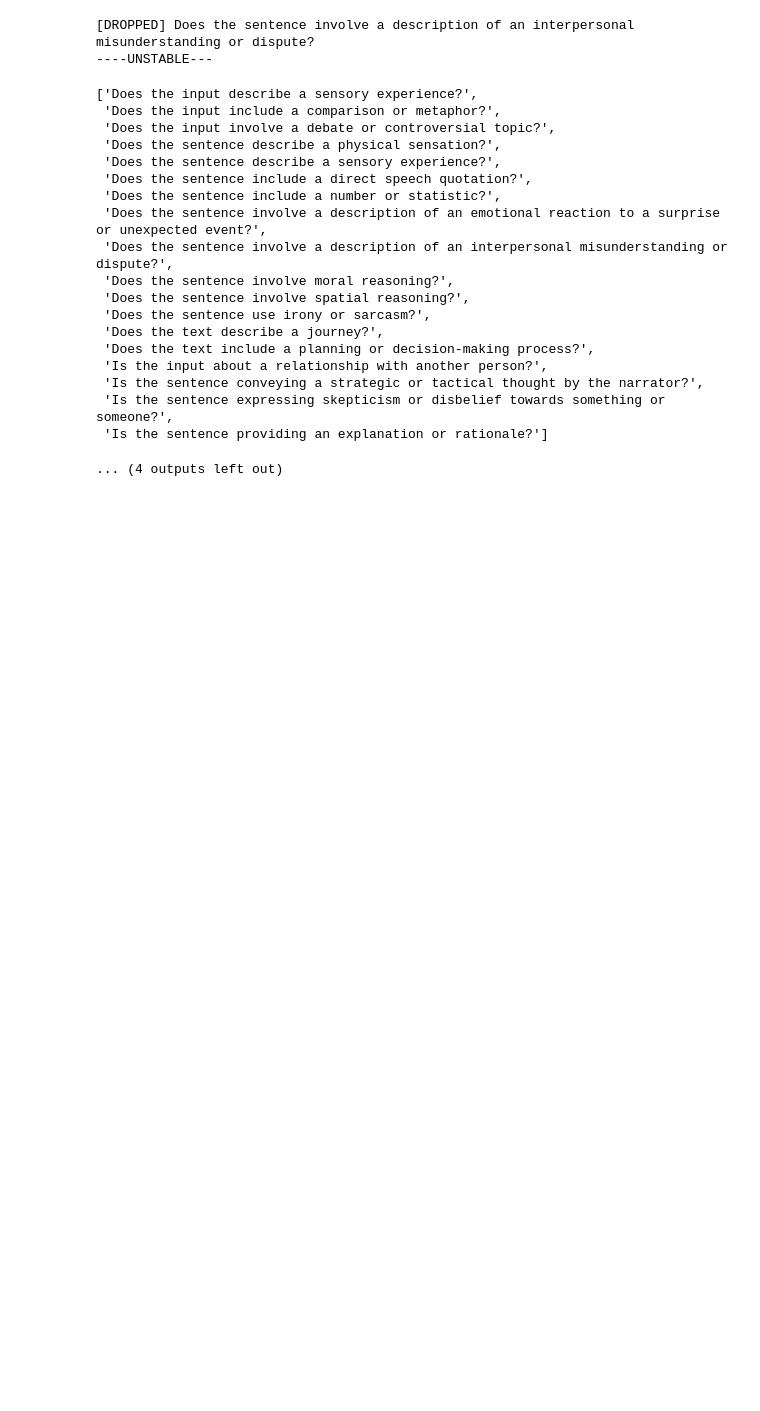
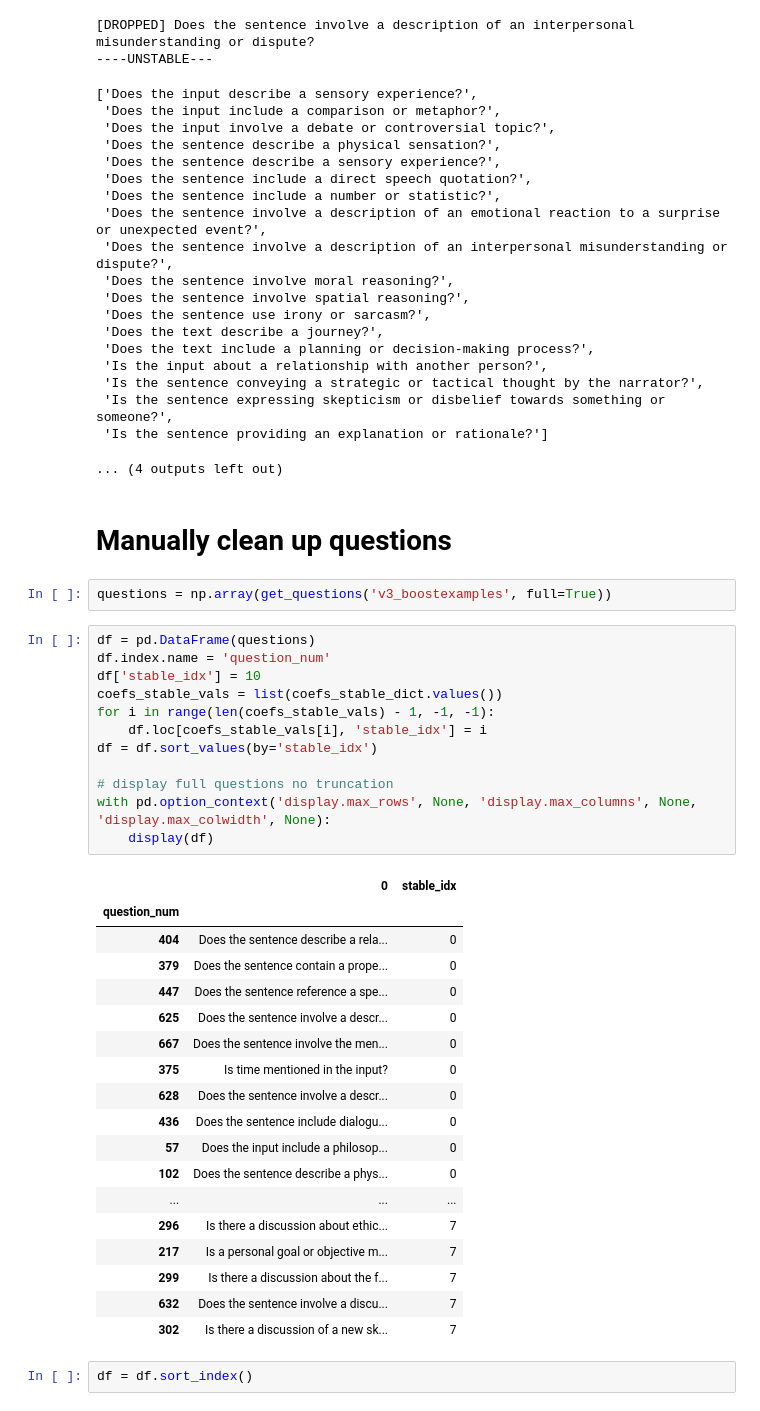
Before and after one commit to csinva/fmri, a Jupyter notebook: notebooks/10_sparse_stability.ipynb, the cells around one changed output. Saved outputs shown, nothing was run; the diff lists cells and outputs as text; blank space fills up the shorter version.

```diff
--- a/notebooks/10_sparse_stability.ipynb
+++ b/notebooks/10_sparse_stability.ipynb
@@ -175,3 +175,40 @@ for i in range(4):
  'Is the sentence expressing skepticism or disbelief towards something or someone?',
  'Is the sentence providing an explanation or rationale?']
 ... (4 outputs left out)
+# %% [markdown]
+# Manually clean up questions
+# %%
+questions = np.array(get_questions('v3_boostexamples', full=True))
+# %%
+df = pd.DataFrame(questions)
+df.index.name = 'question_num'
+df['stable_idx'] = 10
+coefs_stable_vals = list(coefs_stable_dict.values())
+for i in range(len(coefs_stable_vals) - 1, -1, -1):
+    df.loc[coefs_stable_vals[i], 'stable_idx'] = i
+df = df.sort_values(by='stable_idx')
+
+# display full questions no truncation
+with pd.option_context('display.max_rows', None, 'display.max_columns', None, 'display.max_colwidth', None):
+    display(df)
+# %% [output]
+|  | 0 | stable_idx |
+| question_num |  |  |
+| 404 | Does the sentence describe a rela... | 0 |
+| 379 | Does the sentence contain a prope... | 0 |
+| 447 | Does the sentence reference a spe... | 0 |
+| 625 | Does the sentence involve a descr... | 0 |
+| 667 | Does the sentence involve the men... | 0 |
+| 375 | Is time mentioned in the input? | 0 |
+| 628 | Does the sentence involve a descr... | 0 |
+| 436 | Does the sentence include dialogu... | 0 |
+| 57 | Does the input include a philosop... | 0 |
+| 102 | Does the sentence describe a phys... | 0 |
+| ... | ... | ... |
+| 296 | Is there a discussion about ethic... | 7 |
+| 217 | Is a personal goal or objective m... | 7 |
+| 299 | Is there a discussion about the f... | 7 |
+| 632 | Does the sentence involve a discu... | 7 |
+| 302 | Is there a discussion of a new sk... | 7 |
+# %%
+df = df.sort_index()
```
Also changed, not shown: parts of 4 cells of this notebook, 7 other files.
